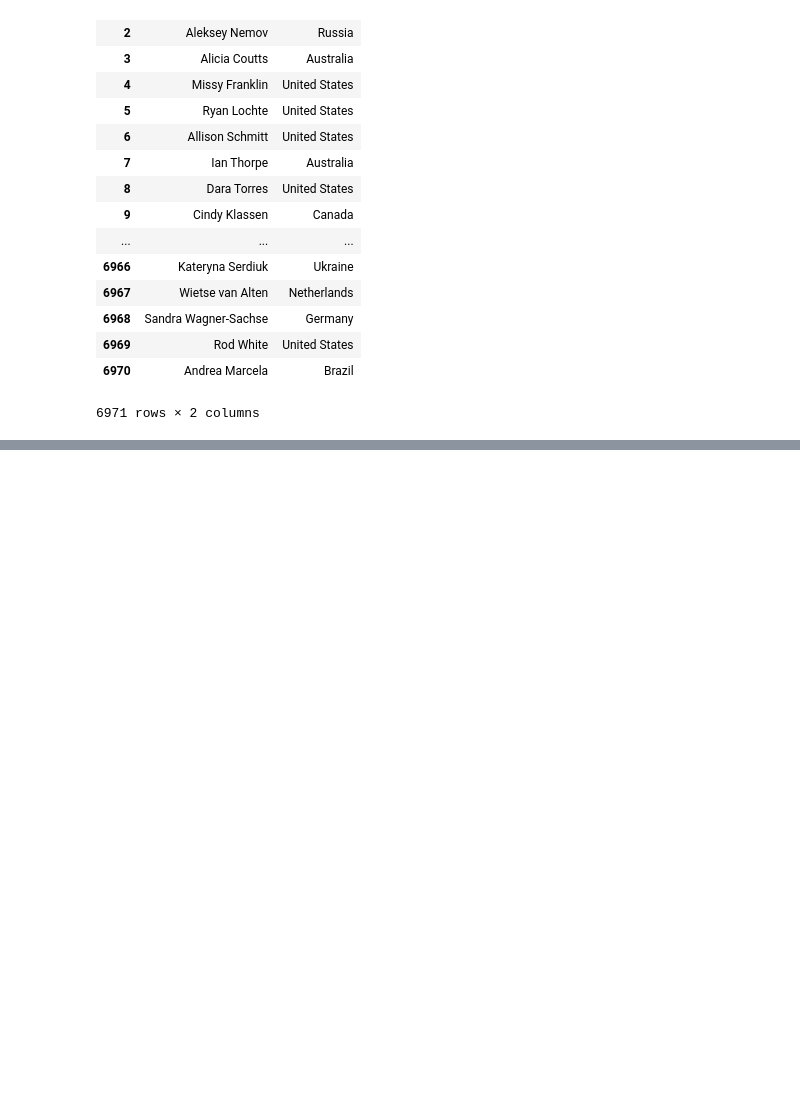
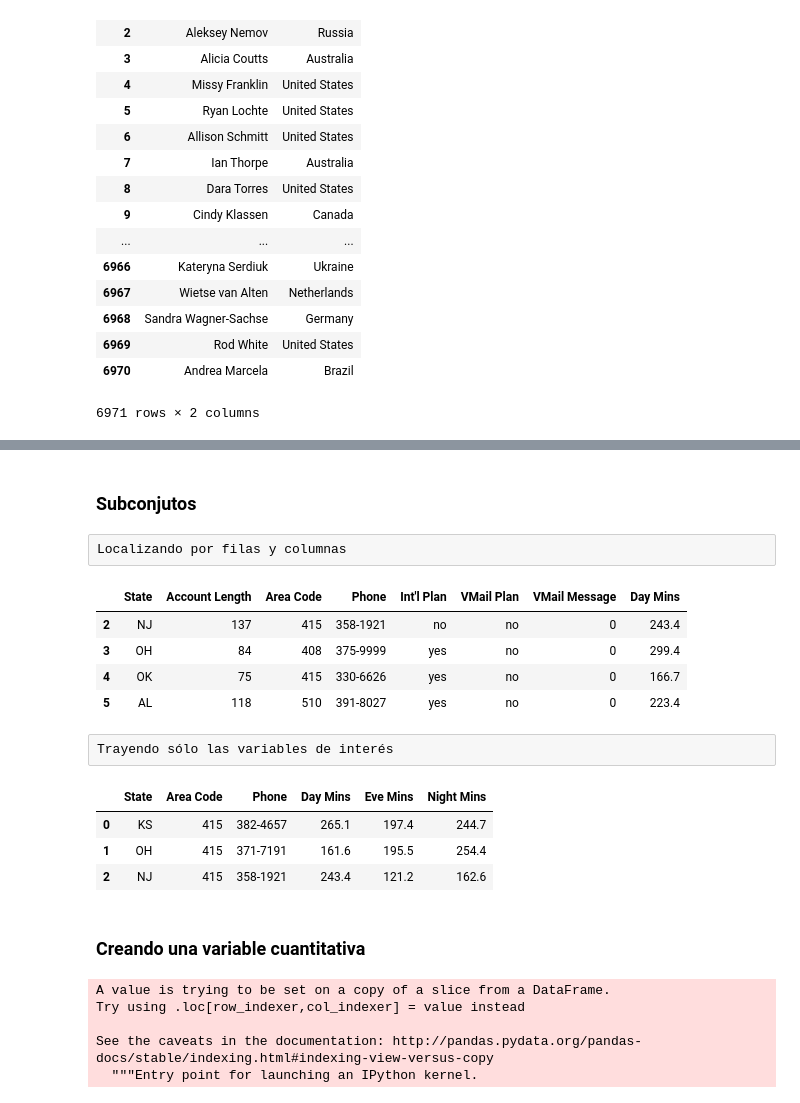
Before and after one commit to anmarphy/Memorias, a Jupyter notebook: Operaciones_filas.ipynb, the cells around one changed output, grey strips where cells are left out. Cells and saved outputs as stored; diff of their text form; code cells hidden in the pictures; blank space fills up the shorter version.

```diff
--- a/Operaciones_filas.ipynb
+++ b/Operaciones_filas.ipynb
@@ -143,0 +166,7 @@ pais.append({
+# %%
+main_path= "C:\\Users\\Andrea\\Desktop\\python-ml-course-master\\datasets"
+conjunto="customer-churn-model"
+file="customer churn model.txt"
+# %%
+full_path=os.path.join(main_path, conjunto, file)
+full_path
@@ -143,0 +175,3 @@ pais.append({
+# %%
+data=pd.read_csv(full_path)
+data.head(n=3)
@@ -143,0 +184,33 @@ pais.append({
+# %% [markdown]
+### Subconjutos
+# %% [raw]
+Localizando por filas y columnas
+# %%
+subset0=data.iloc[2:6,0:8]
+subset0
+# %% [output]
+|  | State | Account Length | Area Code | Phone | Int'l Plan | VMail Plan | VMail Message | Day Mins |
+| 2 | NJ | 137 | 415 | 358-1921 | no | no | 0 | 243.4 |
+| 3 | OH | 84 | 408 | 375-9999 | yes | no | 0 | 299.4 |
+| 4 | OK | 75 | 415 | 330-6626 | yes | no | 0 | 166.7 |
+| 5 | AL | 118 | 510 | 391-8027 | yes | no | 0 | 223.4 |
+# %% [raw]
+Trayendo sólo las variables de interés
+# %%
+subset1=data[["State", "Area Code", "Phone", "Day Mins", "Eve Mins", "Night Mins"]]
+subset1.head(n=3)
+# %% [output]
+|  | State | Area Code | Phone | Day Mins | Eve Mins | Night Mins |
+| 0 | KS | 415 | 382-4657 | 265.1 | 197.4 | 244.7 |
+| 1 | OH | 415 | 371-7191 | 161.6 | 195.5 | 254.4 |
+| 2 | NJ | 415 | 358-1921 | 243.4 | 121.2 | 162.6 |
+# %% [markdown]
+### Creando una variable cuantitativa
+# %%
+subset1["Total"]=subset1["Day Mins"]+subset1["Eve Mins"]+subset1["Night Mins"]
+# %% [output]
+A value is trying to be set on a copy of a slice from a DataFrame.
+Try using .loc[row_indexer,col_indexer] = value instead
+
+See the caveats in the documentation: http://pandas.pydata.org/pandas-docs/stable/indexing.html#indexing-view-versus-copy
+  """Entry point for launching an IPython kernel.
```
Also changed, not shown: parts of 17 cells of this notebook.
